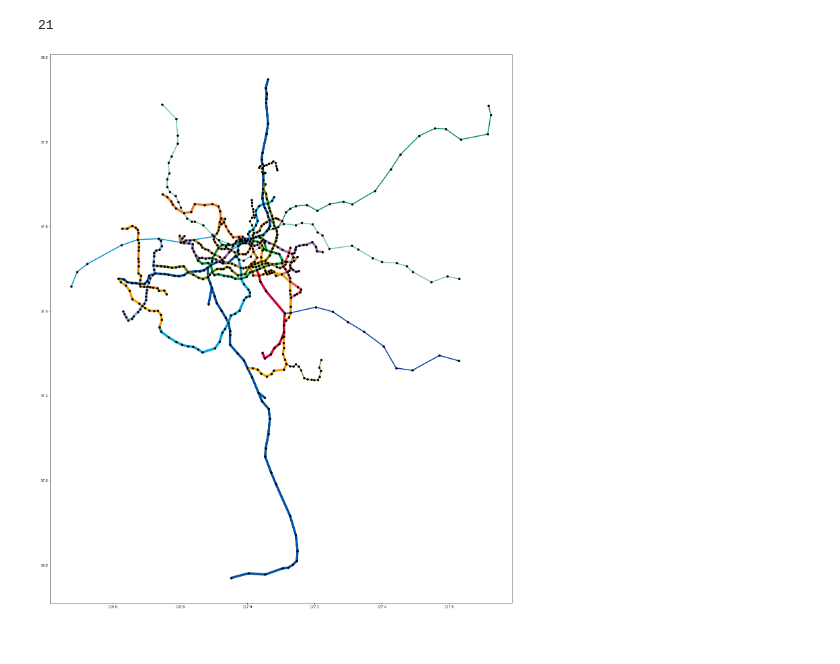
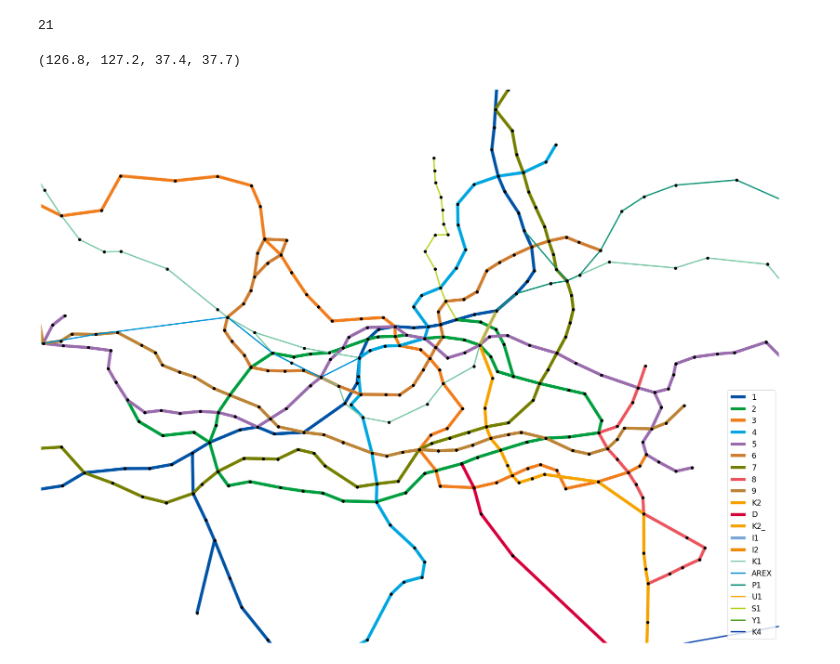
Before and after one commit to yejoon-lee/Seoul_Metro, a Jupyter notebook: Visualization/visualize.ipynb, the cells around one changed output. Saved outputs shown, nothing was run; the diff lists cells and outputs as text; code cells hidden in the pictures.

```diff
--- a/Visualization/visualize.ipynb
+++ b/Visualization/visualize.ipynb
@@ -9,4 +9,4 @@ coor = pd.read_csv('station_coordinate.csv')
 # %%
 # make geometry(points)
 coor_geo = gpd.GeoDataFrame(coor, geometry=gpd.points_from_xy(coor['lng'], coor['lat']))
-coor_geo.crs = {'init':'epsg:4326'}
+coor_geo.set_crs(epsg=4326)
@@ -647,34 +660,41 @@ print(len(cmaps))
 ## canvas
 fig, ax = plt.subplots(figsize=(30,30))
 
 ## lines
 lines = (line1_df, line2_df, line3_df, line4_df, line5_df, line6_df, line7_df, line8_df, line9_df, linek2_df, lined_df, linek22_df, linei1_df, linei2_df, linek1_df, linearex_df, linep1_df, lineu1_df, lines1_df, liney1_df, linek4_df)
 
 for i in range(len(lines)):
     if i > 13: # 경전철
         linewidth = 3
     else: # 일반 전철
         linewidth = 7
 
     # plot
-    lines[i].plot(ax=ax, linewidth=linewidth, cmap=cmaps[i], zorder=1)
+    lines[i].plot(ax=ax, linewidth=linewidth, cmap=cmaps[i], zorder=1, label=lines[i].iloc[0]['line'])
 
 ## points (differ markersize by potential)
 '''
 coor_geo.iloc[:10].plot(ax=ax, markersize=350, color='black', zorder=2)
 coor_geo.iloc[10:30].plot(ax=ax, markersize=300, color='black', zorder=2)
 coor_geo.iloc[30:60].plot(ax=ax, markersize=250, color='black', zorder=2)
 coor_geo.iloc[60:100].plot(ax=ax, markersize=200, color='black', zorder=2)
 coor_geo.iloc[100:150].plot(ax=ax, markersize=150, color='black', zorder=2)
 coor_geo.iloc[150:210].plot(ax=ax, markersize=100, color='black', zorder=2)
 '''
 coor_geo.plot(ax=ax, color='black', zorder=2)
 
 ## crop
-crop = 0
+crop = 1
 if crop:
     ax.set_xlim(126.8, 127.2)
     ax.set_ylim(37.4, 37.7)
+
+## more
+ax.legend(fontsize='xx-large')
+ax.axis('off')
+
+## text
 # %% [output]
+(126.8, 127.2, 37.4, 37.7)
-[figure, old version]
+[figure, new version]
 # %%
```
Also changed, not shown: parts of 4 cells of this notebook, 5 other files.
